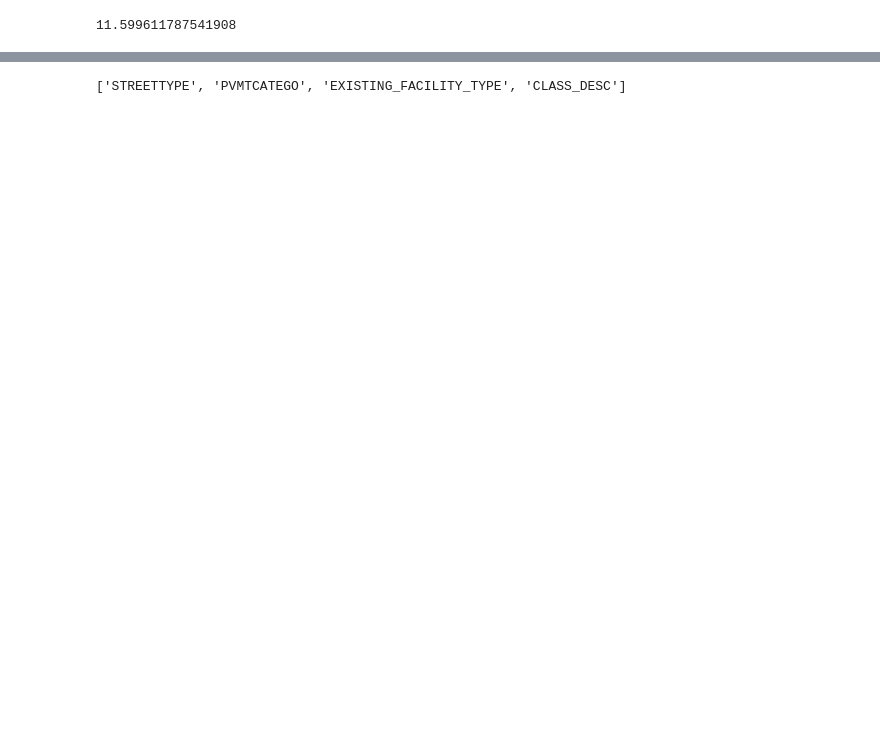
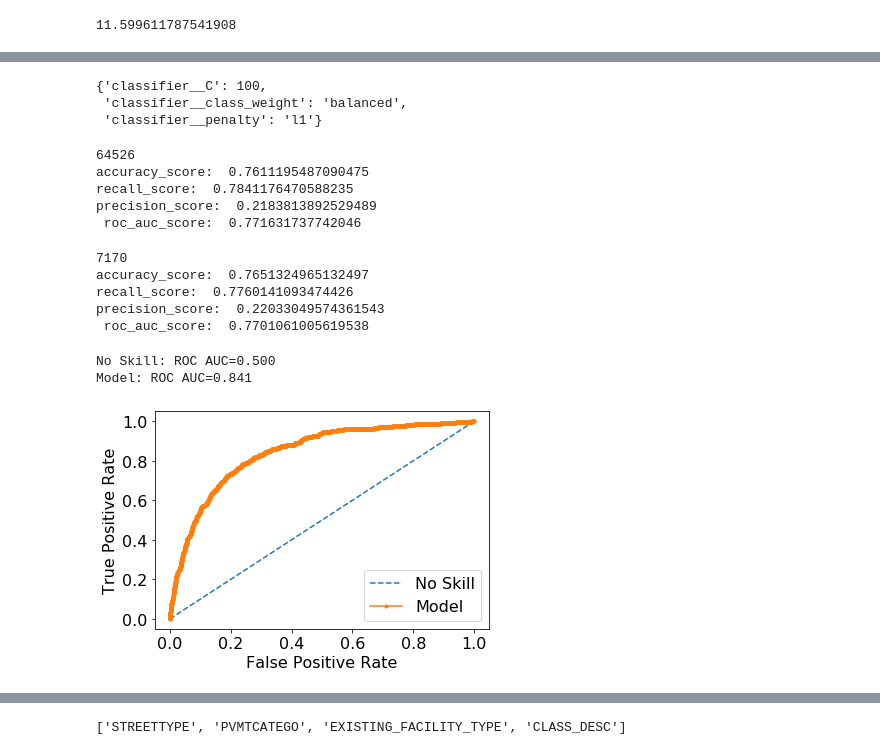
Before and after one commit to zhen-zh/bike, a Jupyter notebook: model.ipynb, the cells around one changed output, grey strips where cells are left out. Drawn from its saved outputs; the diff is of its cells as text; code cells hidden in the pictures; blank space fills up the shorter version.

```diff
--- a/model.ipynb
+++ b/model.ipynb
@@ -399,2 +486,5 @@ X_both.to_csv('./data/training_oct12.csv', sep = ',', index= False, header = Tru
 # %%
 X_both.loc[X_both['CONDITION'] == ' ', ['CONDITION']] = np.nan
+# %%
+y = pd.read_csv('./data/label_Oct12.csv', sep = ',')
+X_both = pd.read_csv('./data/training_Oct12.csv', sep = ',')
@@ -457,18 +568,9 @@ log = LogisticRegression(solver='liblinear')
 # %%
-#logistic regression with feature selection
 
 from sklearn.feature_selection import SelectFromModel
 
 log2 = LogisticRegression(solver='liblinear', class_weight = 'balanced')
 logReg2 = Pipeline(steps=[('preprocessor', preprocessor),
-                          ('feature_selection', SelectFromModel(LogisticRegression(penalty="l1", class_weight = 'balanced', solver='liblinear'))),
                           ('classifier', log2)])
 
-## cross validate
-from sklearn.model_selection import cross_validate
-
-#scores = cross_validate(logReg2, X_train, y_train, scoring=['roc_auc','recall','accuracy','precision'], cv = K_FOLD, return_train_score= True, return_estimator=True)
-#scores
+#      ('feature_selection', SelectFromModel(LogisticRegression(penalty="l1", class_weight = 'balanced', solver='liblinear'))),
-# %%
-# take coeff for now
-logReg2.fit(X_train, y_train)
@@ -492,0 +582,14 @@ Pipeline(memory=None,
+# %%
+## Grid Search
+
+from sklearn.model_selection import GridSearchCV
+params = {
+    'penalty': ['l1','l2'],
+    'C': [0.001, 0.01, 0.1, 1,10,100],
+     'class_weight': ['balanced']
+}
+new_params = {'classifier__' + key: params[key] for key in params}
+ftwo_scorer = make_scorer(fbeta_score,beta = 2)
+
+grid_lg_balance = GridSearchCV(logReg2, param_grid=new_params, cv=K_FOLD, scoring=ftwo_scorer, return_train_score=True)
+grid_lg_balance.fit(X_train, y_train)
@@ -492,0 +614,28 @@ Pipeline(memory=None,
+# %%
+grid_lg_balance.best_params_
+# %% [output]
+{'classifier__C': 100,
+ 'classifier__class_weight': 'balanced',
+ 'classifier__penalty': 'l1'}
+# %%
+scores(grid_lg_balance,X_train, y_train )
+# %% [output]
+64526
+accuracy_score:  0.7611195487090475
+recall_score:  0.7841176470588235
+precision_score:  0.2183813892529489
+ roc_auc_score:  0.771631737742046
+# %%
+scores(grid_lg_balance,X_test, y_test )
+# %% [output]
+7170
+accuracy_score:  0.7651324965132497
+recall_score:  0.7760141093474426
+precision_score:  0.22033049574361543
+ roc_auc_score:  0.7701061005619538
+# %%
+roc_plot(grid_lg_balance, X_test, y_test)
+# %% [output]
+No Skill: ROC AUC=0.500
+Model: ROC AUC=0.841
+[figure, added]
```
Also changed, not shown: parts of 246 cells of this notebook, 6 other files.
